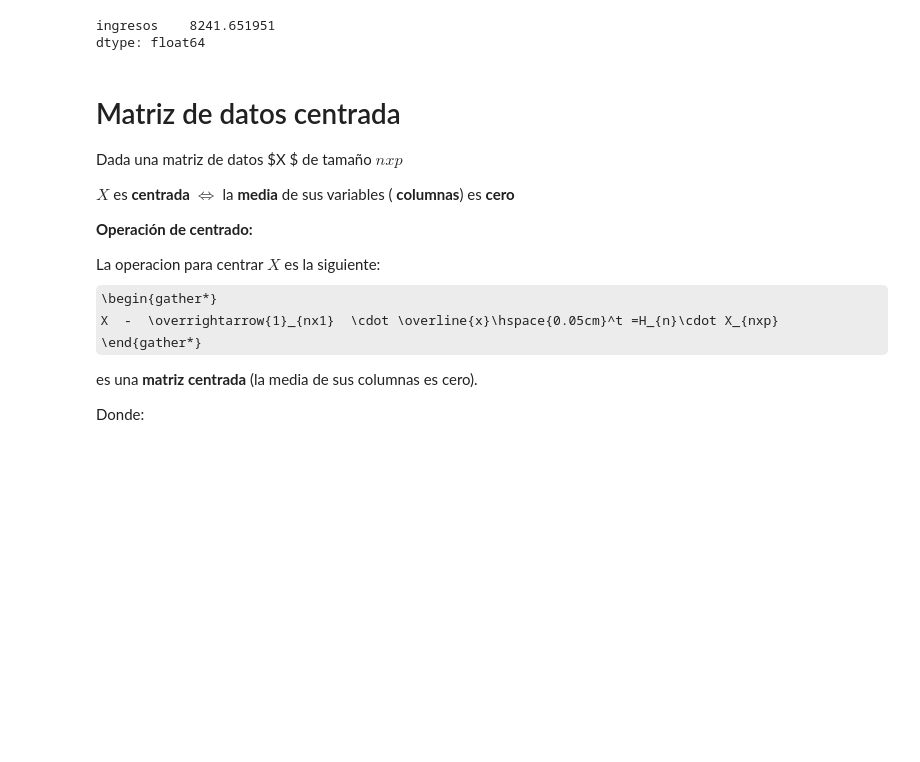
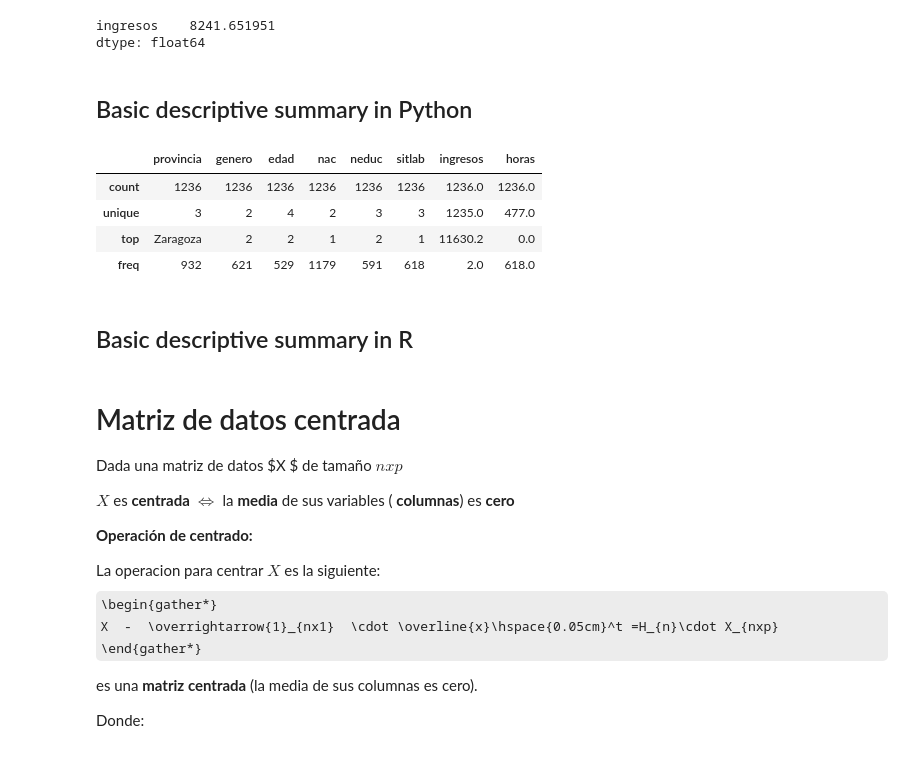
Before and after one commit to FabioScielzoOrtiz/Estadistica4all-blog, a Jupyter notebook: Descriptive Statisitcs in Python and R/Descriptive Statistics with Python and R.ipynb, the cells around one changed output. Cells and saved outputs as stored; diff of their text form; code cells hidden in the pictures; some formulas as TeX source; blank space fills up the shorter version.

```diff
--- a/Descriptive Statisitcs in Python and R/Descriptive Statistics with Python and R.ipynb
+++ b/Descriptive Statisitcs in Python and R/Descriptive Statistics with Python and R.ipynb
@@ -681,6 +716,18 @@ data_Python[['ingresos']].std()
 # %% [output]
 ingresos    8241.651951
 dtype: float64
+# %% [markdown]
+## Basic descriptive summary in Python
+# %%
+data_Python.describe()
+# %% [output]
+|  | provincia | genero | edad | nac | neduc | sitlab | ingresos | horas |
+| count | 1236 | 1236 | 1236 | 1236 | 1236 | 1236 | 1236.0 | 1236.0 |
+| unique | 3 | 2 | 4 | 2 | 3 | 3 | 1235.0 | 477.0 |
+| top | Zaragoza | 2 | 2 | 1 | 2 | 1 | 11630.2 | 0.0 |
+| freq | 932 | 621 | 529 | 1179 | 591 | 618 | 2.0 | 618.0 |
+# %% [markdown]
+## Basic descriptive summary in R
 # %% [markdown]
 
 
```
Also changed, not shown: parts of 8 cells of this notebook.
